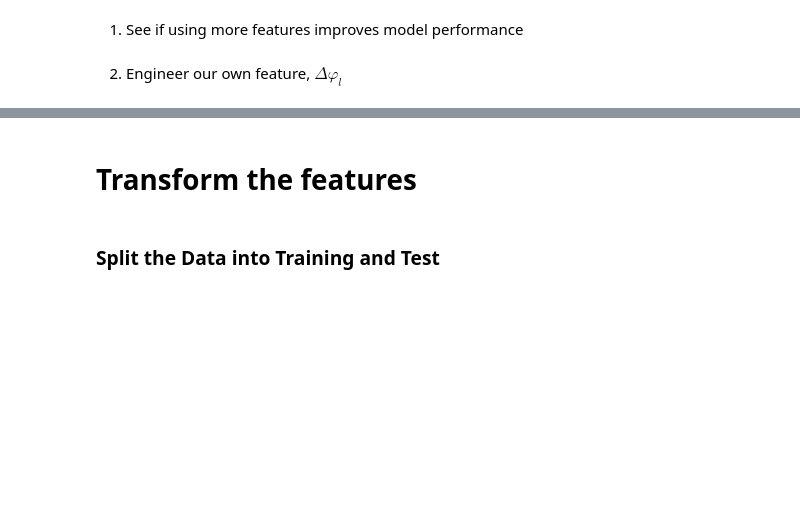
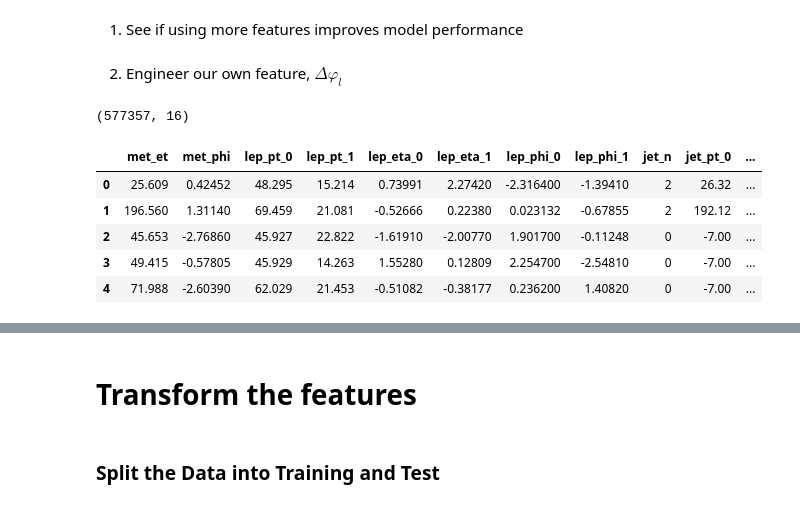
Before and after one commit to gordonwatts/hsf-india-ml-tutorial-2024-05, a Jupyter notebook: 01-tutorial-exercise-NN-JAX.ipynb, the cells around one changed output, grey strips where cells are left out. Saved outputs shown, nothing was run; the diff lists cells and outputs as text; code cells hidden in the pictures; blank space fills up the shorter version.

```diff
--- a/01-tutorial-exercise-NN-JAX.ipynb
+++ b/01-tutorial-exercise-NN-JAX.ipynb
@@ -195,12 +195,20 @@ if (more_features):
 # %% [markdown]
 2. Engineer our own feature, $\Delta\varphi_l$
 # %%
-use_deltaphi = False
+use_deltaphi = True
 if use_deltaphi:
     data["lep_deltaphi"]=np.abs(np.mod(data.lep_phi_1-data.lep_phi_0+3*np.pi,2*np.pi)-np.pi)
 
     print (data.shape)
     display(data.head())
+# %% [output]
+(577357, 16)
+|  | met_et | met_phi | lep_pt_0 | lep_pt_1 | lep_eta_0 | lep_eta_1 | lep_phi_0 | lep_phi_1 | jet_n | jet_pt_0 | ... |
+| 0 | 25.609 | 0.42452 | 48.295 | 15.214 | 0.73991 | 2.27420 | -2.316400 | -1.39410 | 2 | 26.32 | ... |
+| 1 | 196.560 | 1.31140 | 69.459 | 21.081 | -0.52666 | 0.22380 | 0.023132 | -0.67855 | 2 | 192.12 | ... |
+| 2 | 45.653 | -2.76860 | 45.927 | 22.822 | -1.61910 | -2.00770 | 1.901700 | -0.11248 | 0 | -7.00 | ... |
+| 3 | 49.415 | -0.57805 | 45.929 | 14.263 | 1.55280 | 0.12809 | 2.254700 | -2.54810 | 0 | -7.00 | ... |
+| 4 | 71.988 | -2.60390 | 62.029 | 21.453 | -0.51082 | -0.38177 | 0.236200 | 1.40820 | 0 | -7.00 | ... |
 # %%
 plt.figure()
 
```
Also changed, not shown: parts of 11 cells of this notebook.
